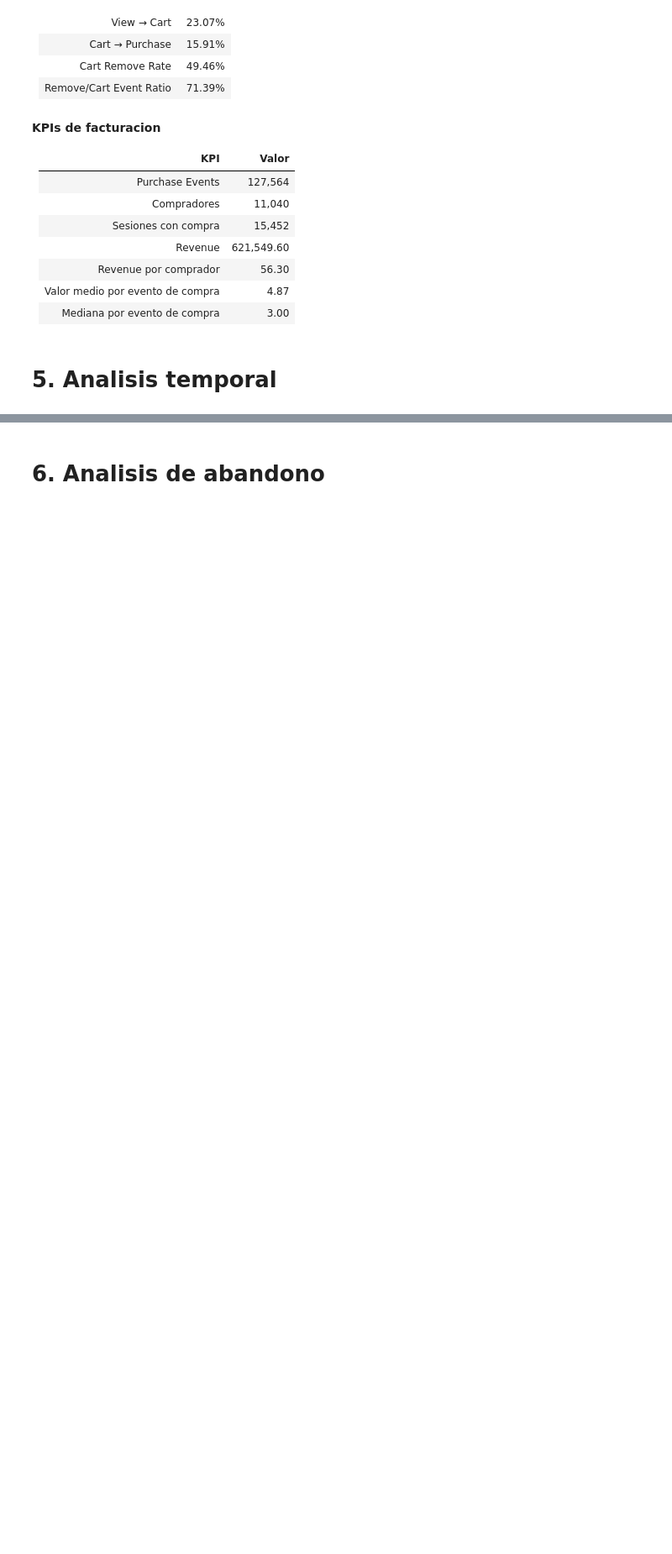
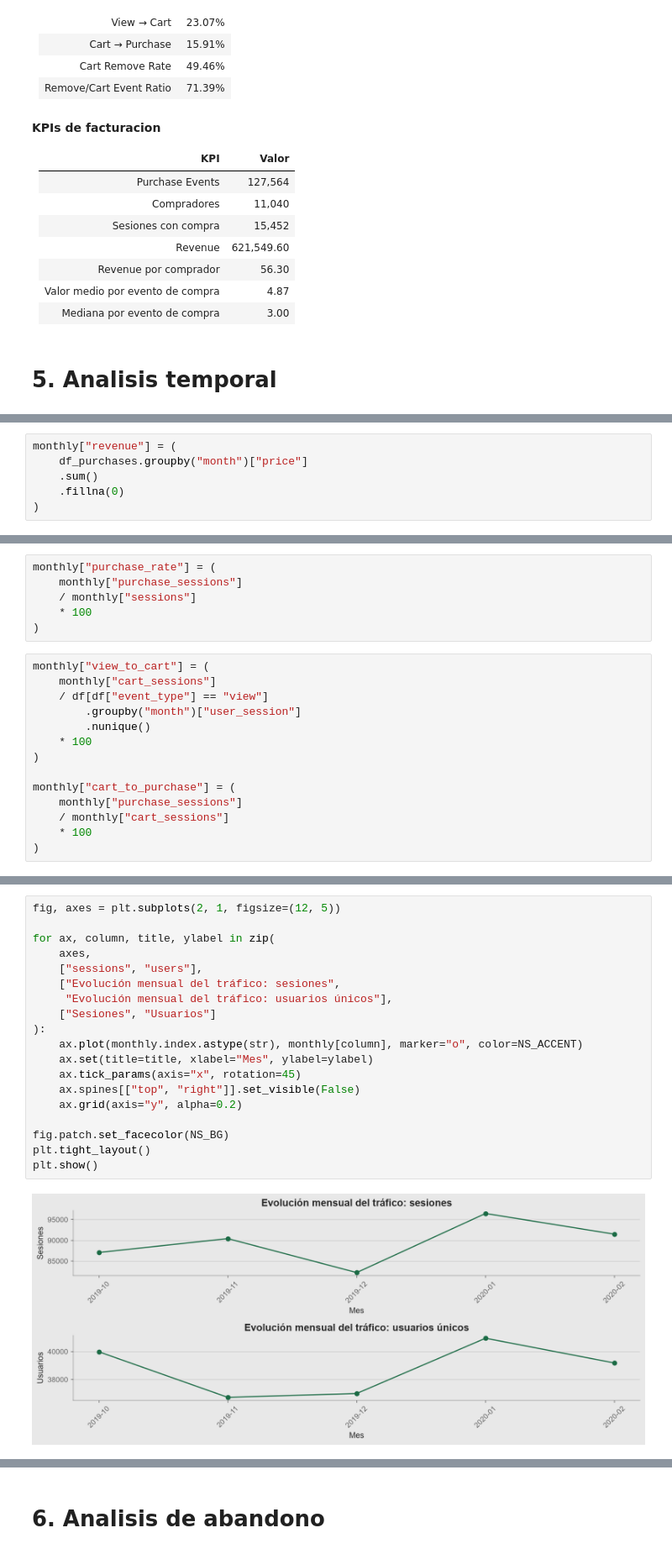
Before and after one commit to Nicosuarezso/ecommerce-cosmetics-analytics, a Jupyter notebook: notebooks/03_customer_journey_analysis.ipynb, the cells around one changed output, grey strips where cells are left out. Shown at 84% size. Saved outputs shown, nothing was run; the diff lists cells and outputs as text; blank space fills up the shorter version.

```diff
--- a/notebooks/03_customer_journey_analysis.ipynb
+++ b/notebooks/03_customer_journey_analysis.ipynb
@@ -1084,0 +1144,6 @@ interpretarse como ticket medio por orden.
+# %%
+monthly["revenue"] = (
+    df_purchases.groupby("month")["price"]
+    .sum()
+    .fillna(0)
+)
@@ -1084,0 +1160,20 @@ interpretarse como ticket medio por orden.
+# %%
+monthly["purchase_rate"] = (
+    monthly["purchase_sessions"]
+    / monthly["sessions"]
+    * 100
+)
+# %%
+monthly["view_to_cart"] = (
+    monthly["cart_sessions"]
+    / df[df["event_type"] == "view"]
+        .groupby("month")["user_session"]
+        .nunique()
+    * 100
+)
+
+monthly["cart_to_purchase"] = (
+    monthly["purchase_sessions"]
+    / monthly["cart_sessions"]
+    * 100
+)
@@ -1084,0 +1192,21 @@ interpretarse como ticket medio por orden.
+# %%
+fig, axes = plt.subplots(2, 1, figsize=(12, 5))
+
+for ax, column, title, ylabel in zip(
+    axes,
+    ["sessions", "users"],
+    ["Evolución mensual del tráfico: sesiones",
+     "Evolución mensual del tráfico: usuarios únicos"],
+    ["Sesiones", "Usuarios"]
+):
+    ax.plot(monthly.index.astype(str), monthly[column], marker="o", color=NS_ACCENT)
+    ax.set(title=title, xlabel="Mes", ylabel=ylabel)
+    ax.tick_params(axis="x", rotation=45)
+    ax.spines[["top", "right"]].set_visible(False)
+    ax.grid(axis="y", alpha=0.2)
+
+fig.patch.set_facecolor(NS_BG)
+plt.tight_layout()
+plt.show()
+# %% [output]
+[figure, added]
```
Also changed, not shown: parts of 62 cells of this notebook, 1 other file.
